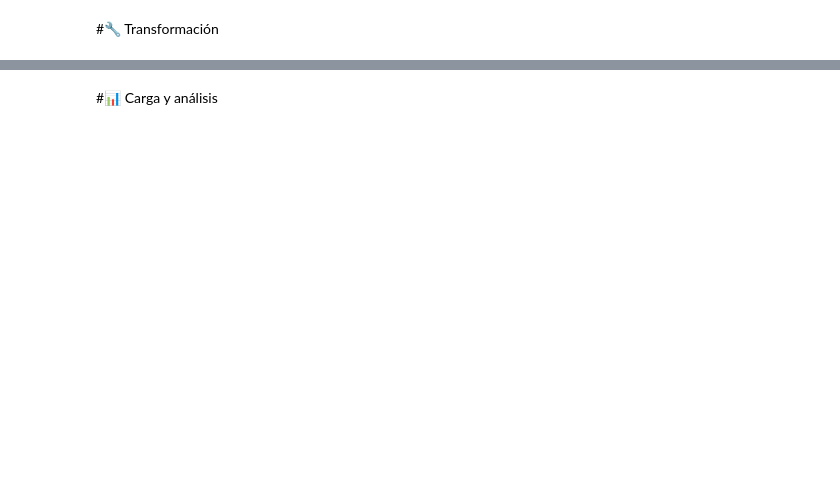
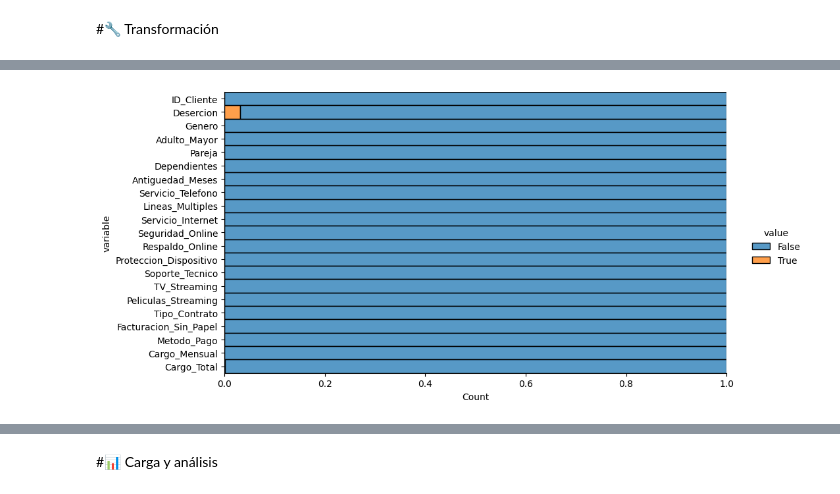
Before and after one commit to EddersonPR/challenge-telecom-x, a Jupyter notebook: TelecomX_LATAM.ipynb, the cells around one changed output, grey strips where cells are left out. Cells and saved outputs as stored; diff of their text form; code cells hidden in the pictures; blank space fills up the shorter version.

```diff
--- a/TelecomX_LATAM.ipynb
+++ b/TelecomX_LATAM.ipynb
@@ -38,0 +116,30 @@ dtype: object
+# %%
+# Direccionario de nombre de columnas en español para su modificación
+columnas_es = [
+    'ID_Cliente',
+    'Desercion',
+    'Genero',
+    'Adulto_Mayor',
+    'Pareja',
+    'Dependientes',
+    'Antiguedad_Meses',
+    'Servicio_Telefono',
+    'Lineas_Multiples',
+    'Servicio_Internet',
+    'Seguridad_Online',
+    'Respaldo_Online',
+    'Proteccion_Dispositivo',
+    'Soporte_Tecnico',
+    'TV_Streaming',
+    'Peliculas_Streaming',
+    'Tipo_Contrato',
+    'Facturacion_Sin_Papel',
+    'Metodo_Pago',
+    'Cargo_Mensual',
+    'Cargo_Total'
+]
+# %%
+## Modificación de columnas
+mapping = dict(zip(df.columns, columnas_es))
+df = df.rename(columns=mapping)
+df.head()
@@ -38,0 +163,6 @@ dtype: object
+# %%
+# Reemplazar '', ' ', '   ' → np.nan en TODAS las columnas string
+df = df.replace(r'^\s*$', np.nan, regex=True)
+# %%
+df['Cargo_Total'] = pd.to_numeric(df['Cargo_Total'], errors='coerce')
+df.info()
@@ -38,0 +209,6 @@ dtype: object
+# %%
+df_validacion = df.isnull().melt()
+sns.displot(data=df_validacion, y='variable', hue='value', multiple='fill', aspect=2)
+plt.show() ## Gráfico que nos permite visualizar datos faltantes
+# %% [output]
+[figure, added]
```
Also changed, not shown: parts of 51 cells of this notebook.
